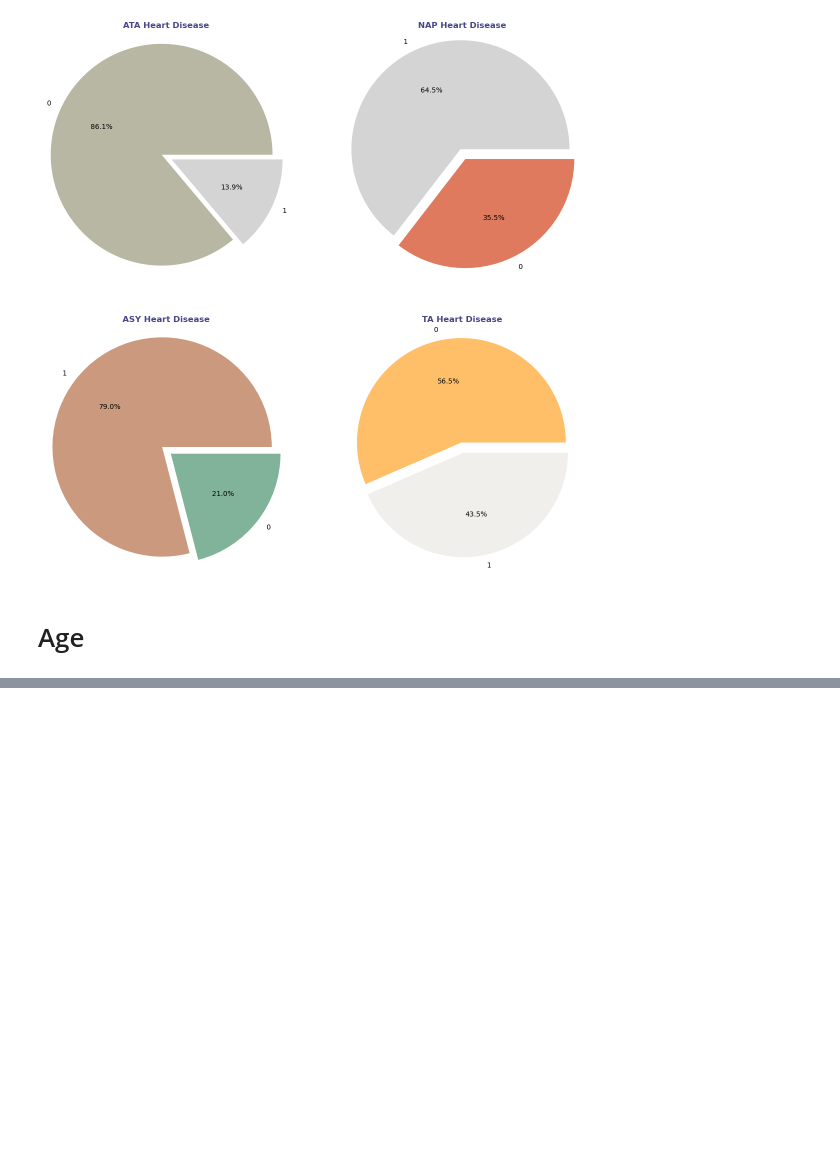
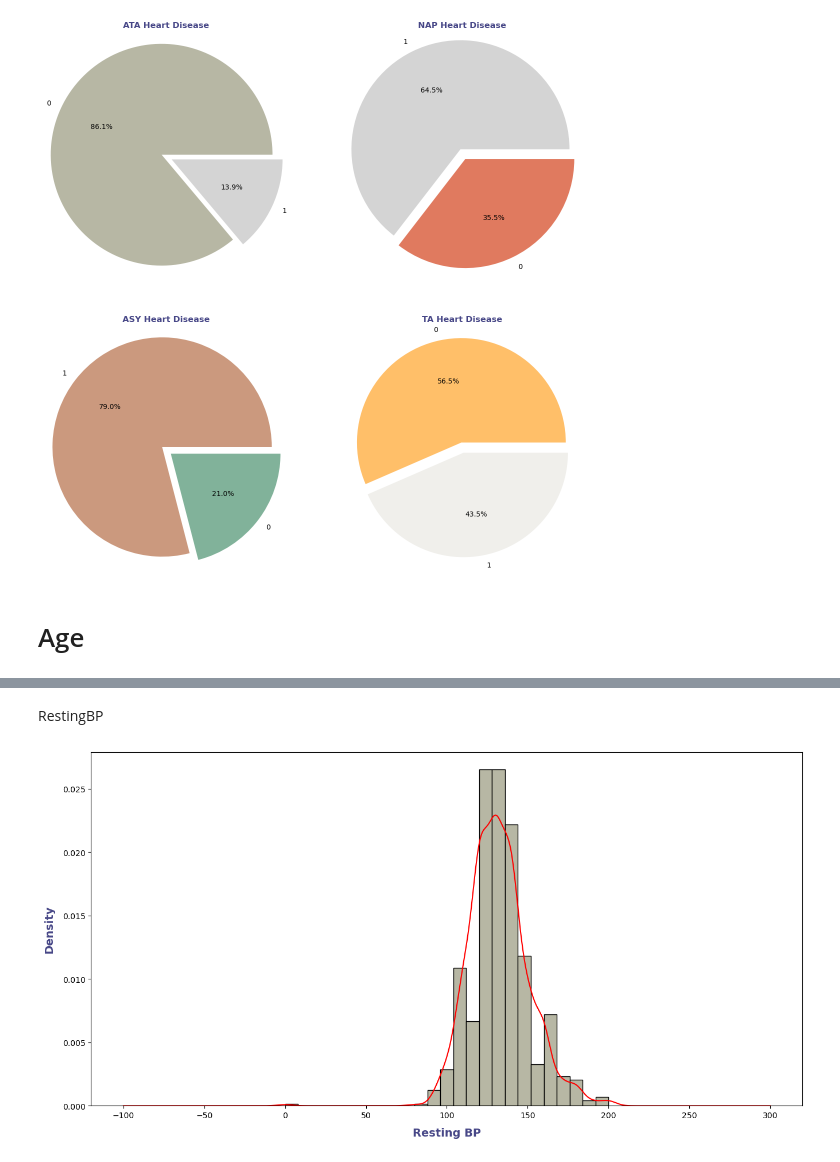
Before and after one commit to abdyraman/heart-deseases, a Jupyter notebook: code.ipynb, the cells around one changed output, grey strips where cells are left out. Saved outputs shown, nothing was run; the diff lists cells and outputs as text; code cells hidden in the pictures; blank space fills up the shorter version.

```diff
--- a/code.ipynb
+++ b/code.ipynb
@@ -208,0 +233,11 @@ plt.show()
+# %% [markdown]
+RestingBP
+# %%
+plt.figure(figsize = (16, 8))
+df["RestingBP"].hist(bins=25, edgecolor = "black", density = True, color = colors[0])
+df["RestingBP"].plot(kind = "kde", color = "red")
+plt.xlabel("Resting BP", fontsize = 14, weight = "bold", labelpad = 10, color = "#474787")
+plt.ylabel("Density", fontsize = 14, weight = "bold", labelpad = 10, color = "#474787")
+plt.show()
+# %% [output]
+[figure, added]
```
Also changed, not shown: parts of 13 cells of this notebook.
